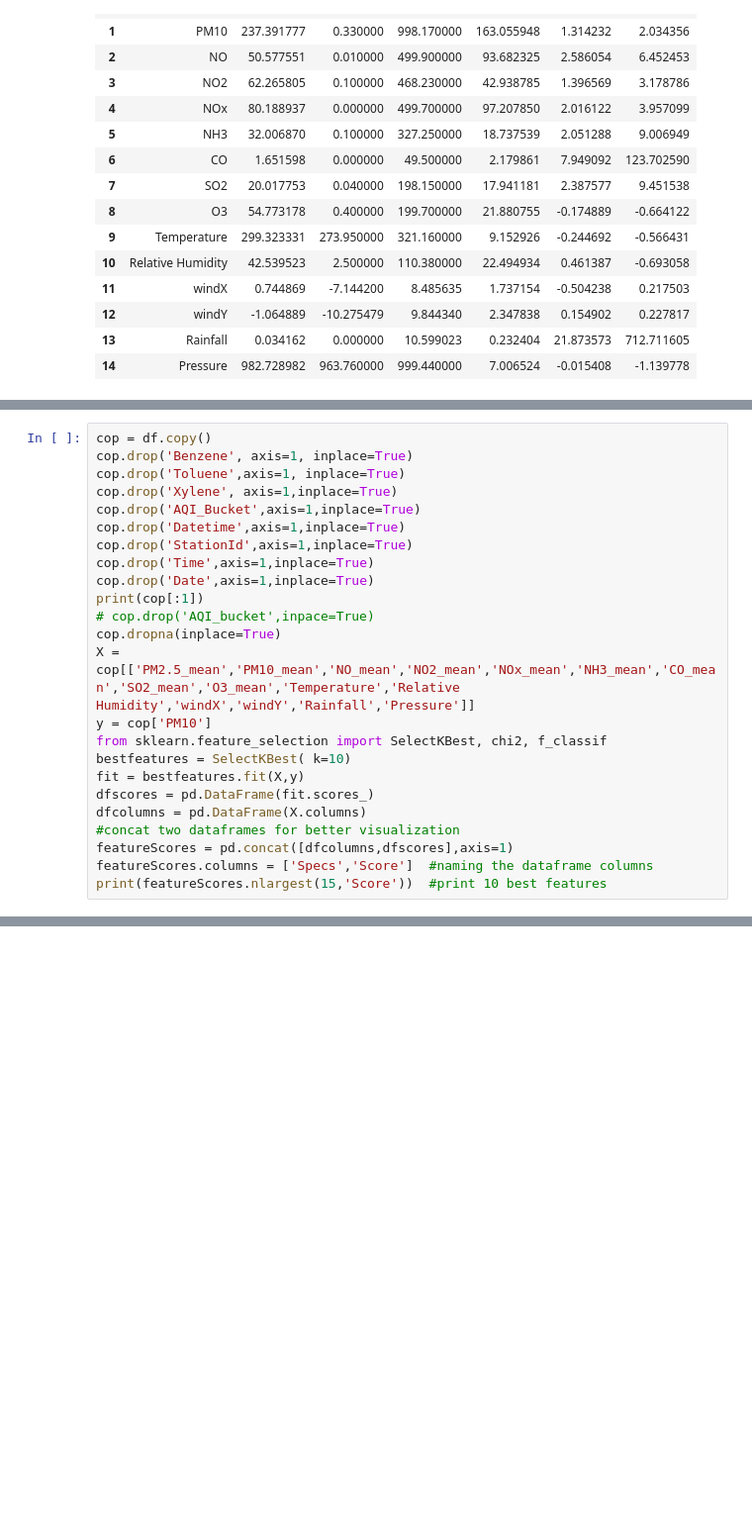
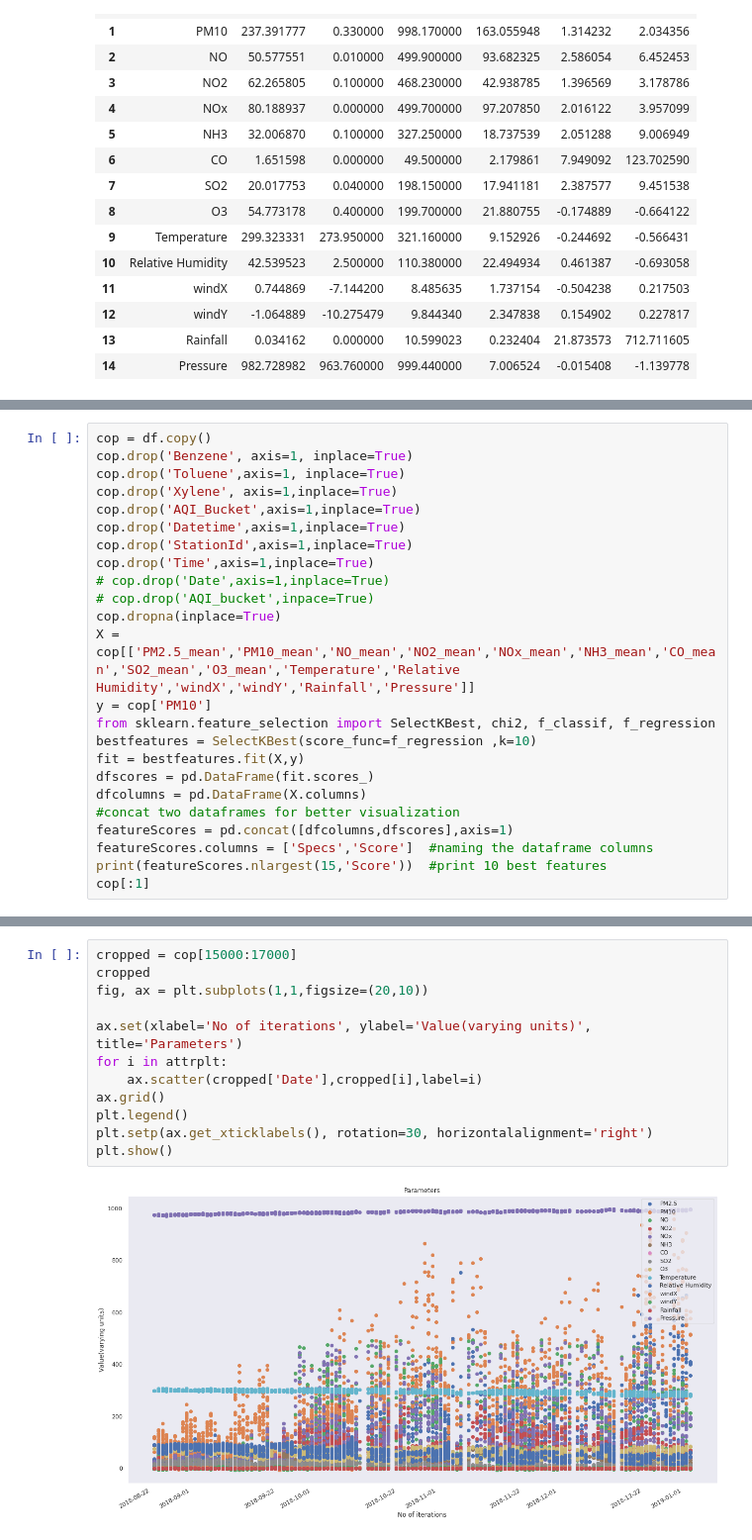
Before and after one commit to gupta-anmol/air-quality-prediction, a Jupyter notebook: main.ipynb, the cells around one changed output, grey strips where cells are left out. Shown at 99% size. Drawn from its saved outputs; the diff is of its cells as text; blank space fills up the shorter version.

```diff
--- a/main.ipynb
+++ b/main.ipynb
@@ -257,14 +259,13 @@ cop.drop('AQI_Bucket',axis=1,inplace=True)
 cop.drop('Datetime',axis=1,inplace=True)
 cop.drop('StationId',axis=1,inplace=True)
 cop.drop('Time',axis=1,inplace=True)
-cop.drop('Date',axis=1,inplace=True)
-print(cop[:1])
+# cop.drop('Date',axis=1,inplace=True)
 # cop.drop('AQI_bucket',inpace=True)
 cop.dropna(inplace=True)
 X = cop[['PM2.5_mean','PM10_mean','NO_mean','NO2_mean','NOx_mean','NH3_mean','CO_mean','SO2_mean','O3_mean','Temperature','Relative Humidity','windX','windY','Rainfall','Pressure']]
 y = cop['PM10']
-from sklearn.feature_selection import SelectKBest, chi2, f_classif
-bestfeatures = SelectKBest( k=10)
+from sklearn.feature_selection import SelectKBest, chi2, f_classif, f_regression
+bestfeatures = SelectKBest(score_func=f_regression ,k=10)
 fit = bestfeatures.fit(X,y)
 dfscores = pd.DataFrame(fit.scores_)
 dfcolumns = pd.DataFrame(X.columns)
@@ -272,4 +273,5 @@ dfcolumns = pd.DataFrame(X.columns)
 featureScores = pd.concat([dfcolumns,dfscores],axis=1)
 featureScores.columns = ['Specs','Score']  #naming the dataframe columns
 print(featureScores.nlargest(15,'Score'))  #print 10 best features
+cop[:1]
 # %% [output]
@@ -292,0 +296,14 @@ print(featureScores.nlargest(15,'Score'))  #print 10 best features
+# %%
+cropped = cop[15000:17000]
+cropped
+fig, ax = plt.subplots(1,1,figsize=(20,10))
+
+ax.set(xlabel='No of iterations', ylabel='Value(varying units)', title='Parameters')
+for i in attrplt:
+    ax.scatter(cropped['Date'],cropped[i],label=i)
+ax.grid()
+plt.legend()
+plt.setp(ax.get_xticklabels(), rotation=30, horizontalalignment='right')
+plt.show()
+# %% [output]
+[figure, added]
```
Also changed, not shown: parts of 7 cells of this notebook.
